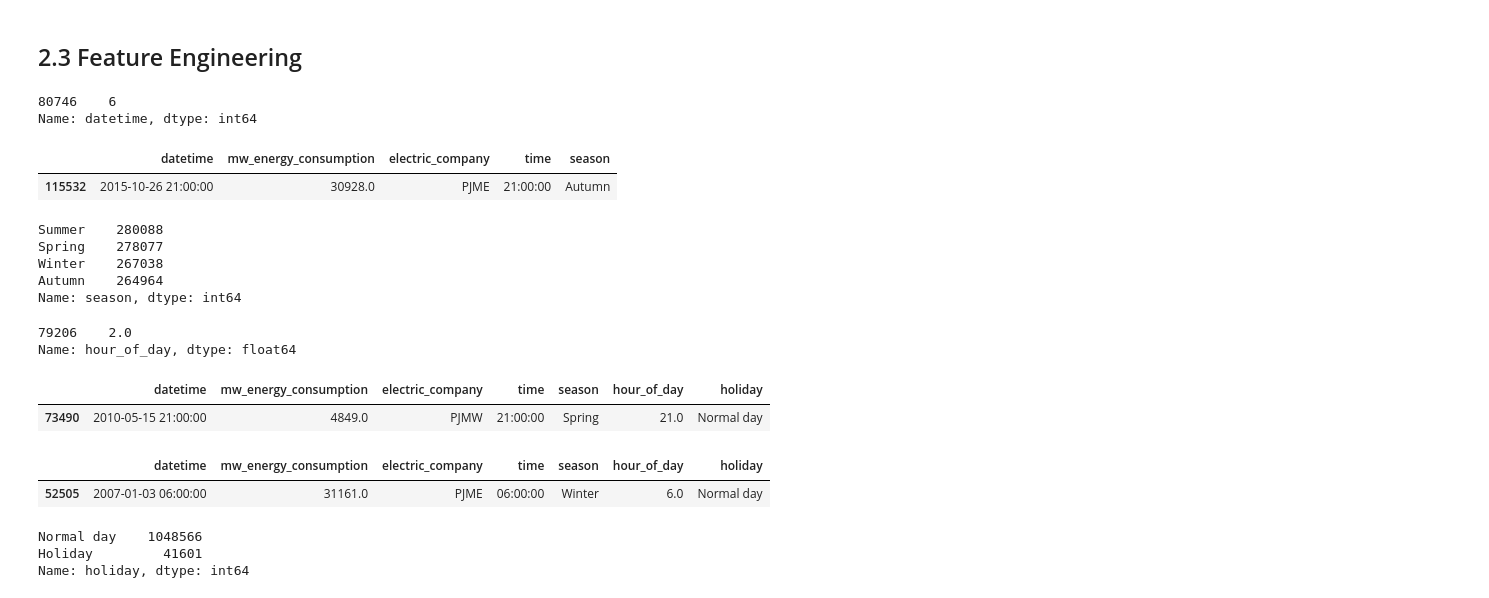
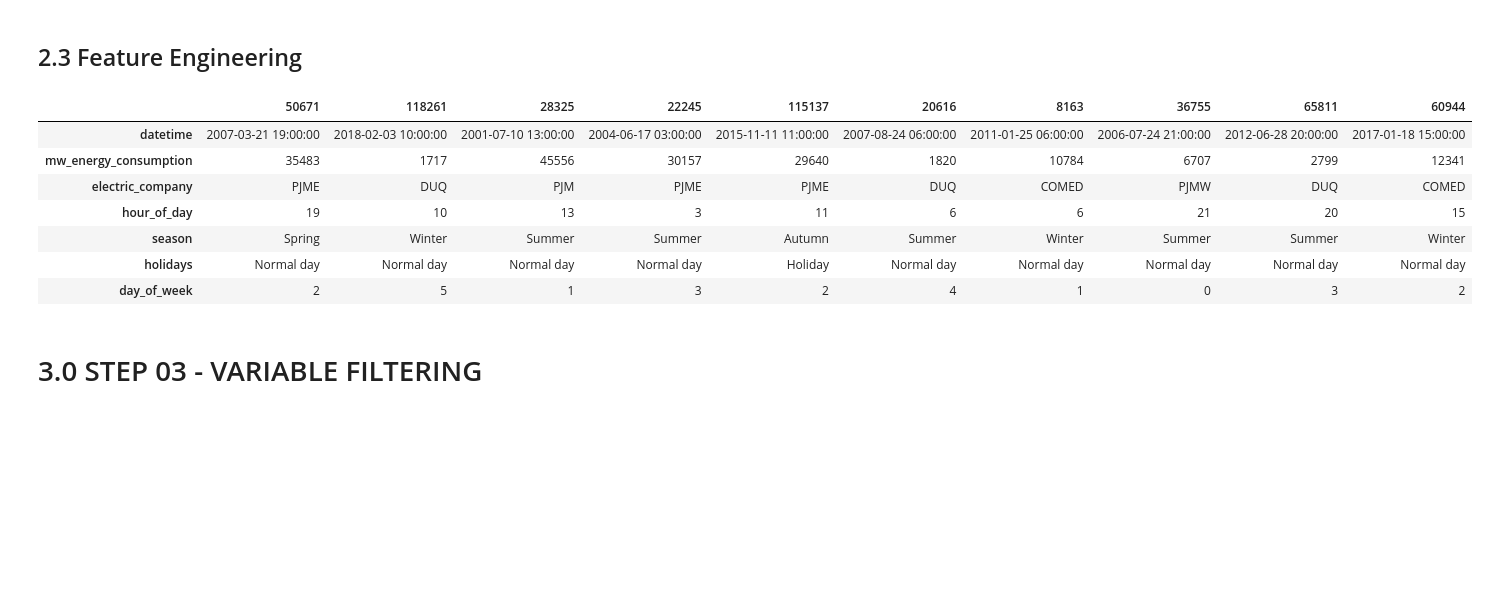
Before and after one commit to panambY/Hourly_Energy_Consumption, a Jupyter notebook: Hourly_Energy_Consumption.ipynb, the cells around one changed output. Drawn from its saved outputs; the diff is of its cells as text; code cells hidden in the pictures; blank space fills up the shorter version.

```diff
--- a/Hourly_Energy_Consumption.ipynb
+++ b/Hourly_Energy_Consumption.ipynb
@@ -270,11 +272,6 @@ Image( 'image/Hyphoteses_Map.png' )
 **4.** Weekends periods spend more energy
 # %% [markdown]
 ## 2.3 Feature Engineering
-# %%
-pd.to_datetime(df2['datetime']).dt.month.sample()
-# %% [output]
-80746    6
-Name: datetime, dtype: int64
 # %%
 # hour_of_day:
 
@@ -293,25 +290,11 @@ df2['season'] = df2['datetime'].apply( lambda x: 'Winter' if x.month == 12 or x.
 
 # holiday:
 
-# As to create a code that takes the relative weekends within the month it will take a long time to make, for this first cycle within the project I will only determine as "holiday" those that have fixed dates.
+# I will use the "holidays" library to identify whether the date represents a holiday. An idea for a next cycle in the project is to differentiate, according to some rule, the different dates of the holidays.
+# The documentation of this librarie is in this link: https://pypi.org/project/holidays/
 # Another rule that I will use is to consider the eve of the dates as a "holiday".
 
-# - New Year's Day ---------------------------- Jan 1
-# - Martin Luther King Jr. Day ---------------- 3rd Monday in January
-# - Valentine's Day --------------------------- Feb 14
-# - Saint Patrick's Day ----------------------- March 17
-# - Easter ------------------------------------ Sunday in March or April
-# - Mother's Day ------------------------------ 2nd Sunday in May
-# - Memorial Day  ----------------------------- Last Monday in May
-# - Father's Day ------------------------------ Sunday in June
-# - Independence Day -------------------------- Jul 4
-# - Labor Day --------------------------------- 1st Monday in September
-# - Halloween --------------------------------- Oct 31
-# - Veterans Day ------------------------------ Nov 11
-# - Thanksgiving ------------------------------ 4th Thurday in November
-# - Christmas Day ----------------------------- Dec 25
-
-df2['holiday'] = df2['datetime'].apply( lambda x: 'Holiday' if (x.month == 12 and x.day == 31) or (x.month == 1 and x.day == 1) or (x.month == 2 and x.day == 14) or (x.month == 2 and x.day == 13) or (x.month == 3 and x.day == 17) or (x.month == 3 and x.day == 16) or (x.month == 7 and x.day == 4) or (x.month == 7 and x.day == 3) or (x.month == 10 and x.day == 31) or (x.month == 10 and x.day == 30) or (x.month == 11 and x.day == 11) or (x.month == 11 and x.day == 10) or (x.month == 12 and x.day == 25) or (x.month == 12 and x.day == 24) else x )
+df2['holidays'] = df2['datetime'].apply( lambda x: 'Holiday' if x in holidays.US() else 'Holiday' if x + datetime.timedelta(days=1) in holidays.US() else 'Normal day' )
 
 # day_of_week:
 
@@ -324,41 +307,16 @@ df2['holiday'] = df2['datetime'].apply( lambda x: 'Holiday' if (x.month == 12 an
 # 6 - Sunday
 
 df2['day_of_week'] = df2['datetime'].dt.weekday
-# %%
-df2['season'] = df2['datetime'].apply( lambda x: 'Winter' if x.month == 12 or x.month == 1 or x.month == 2 else 'Spring' if  x.month == 3 or x.month == 4 or x.month == 5 else 'Summer' if  x.month == 6 or x.month == 7 or x.month == 8 else 'Autumn' if  x.month == 9 or x.month == 10 or x.month == 11 else '' )
-df2.sample()
-# %% [output]
-|  | datetime | mw_energy_consumption | electric_company | time | season |
-| 115532 | 2015-10-26 21:00:00 | 30928.0 | PJME | 21:00:00 | Autumn |
-# %%
-df2['season'].value_counts()
-# %% [output]
-Summer    280088
-Spring    278077
-Winter    267038
-Autumn    264964
-Name: season, dtype: int64
-# %%
-df2['hour_of_day'] = df2['datetime'].dt.hour+df2['datetime'].dt.minute/60.0
 # %%
-df2['hour_of_day'].sample()
+df2.sample(10).T
 # %% [output]
-79206    2.0
-Name: hour_of_day, dtype: float64
+|  | 50671 | 118261 | 28325 | 22245 | 115137 | 20616 | 8163 | 36755 | 65811 | 60944 |
+| datetime | 2007-03-21 19:00:00 | 2018-02-03 10:00:00 | 2001-07-10 13:00:00 | 2004-06-17 03:00:00 | 2015-11-11 11:00:00 | 2007-08-24 06:00:00 | 2011-01-25 06:00:00 | 2006-07-24 21:00:00 | 2012-06-28 20:00:00 | 2017-01-18 15:00:00 |
+| mw_energy_consumption | 35483 | 1717 | 45556 | 30157 | 29640 | 1820 | 10784 | 6707 | 2799 | 12341 |
+| electric_company | PJME | DUQ | PJM | PJME | PJME | DUQ | COMED | PJMW | DUQ | COMED |
+| hour_of_day | 19 | 10 | 13 | 3 | 11 | 6 | 6 | 21 | 20 | 15 |
+| season | Spring | Winter | Summer | Summer | Autumn | Summer | Winter | Summer | Summer | Winter |
+| holidays | Normal day | Normal day | Normal day | Normal day | Holiday | Normal day | Normal day | Normal day | Normal day | Normal day |
+| day_of_week | 2 | 5 | 1 | 3 | 2 | 4 | 1 | 0 | 3 | 2 |
-# %%
-df2['holiday'] = df2['datetime'].apply( lambda x: 'Holiday' if (x.month == 12 and x.day == 31) or (x.month == 1 and x.day == 1) or (x.month == 2 and x.day == 14) or (x.month == 2 and x.day == 13) or (x.month == 3 and x.day == 17) or (x.month == 3 and x.day == 16) or (x.month == 7 and x.day == 4) or (x.month == 7 and x.day == 3) or (x.month == 10 and x.day == 31) or (x.month == 10 and x.day == 30) or (x.month == 11 and x.day == 11) or (x.month == 11 and x.day == 10) or (x.month == 12 and x.day == 25) or (x.month == 12 and x.day == 24) else 'Normal day' )
-df2.sample()
-# %% [output]
-|  | datetime | mw_energy_consumption | electric_company | time | season | hour_of_day | holiday |
-| 73490 | 2010-05-15 21:00:00 | 4849.0 | PJMW | 21:00:00 | Spring | 21.0 | Normal day |
-# %%
-df2.sample()
-# %% [output]
-|  | datetime | mw_energy_consumption | electric_company | time | season | hour_of_day | holiday |
-| 52505 | 2007-01-03 06:00:00 | 31161.0 | PJME | 06:00:00 | Winter | 6.0 | Normal day |
-# %%
-df2['holiday'].value_counts()
-# %% [output]
-Normal day    1048566
-Holiday         41601
-Name: holiday, dtype: int64
+# %% [markdown]
+# 3.0 STEP 03 - VARIABLE FILTERING
```
Also changed, not shown: parts of 3 cells of this notebook.
